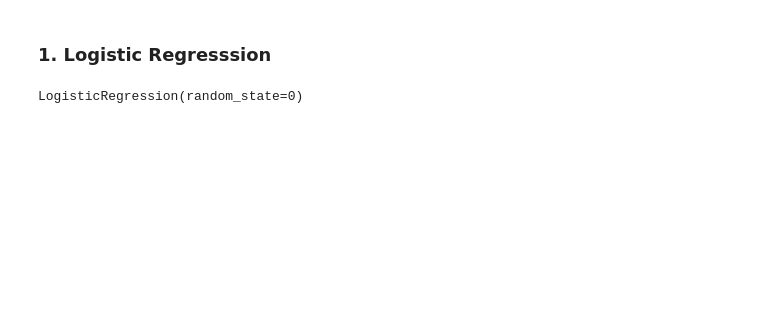
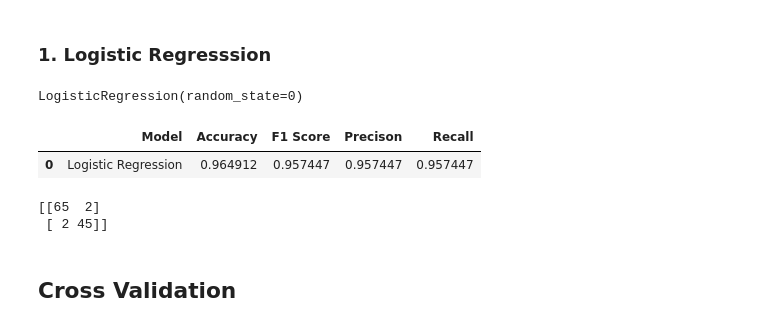
Before and after one commit to hossain-mdismail/MLP1_Breast_Cancer_Detection, a Jupyter notebook: MLP1_Breast_Cancer_Detection.ipynb, the cells around one changed output. Drawn from its saved outputs; the diff is of its cells as text; code cells hidden in the pictures; blank space fills up the shorter version.

```diff
--- a/MLP1_Breast_Cancer_Detection.ipynb
+++ b/MLP1_Breast_Cancer_Detection.ipynb
@@ -357,5 +357,18 @@ acc = accuracy_score(y_test,y_pred)
 f1_sc = f1_score(y_test, y_pred)
 prec = precision_score(y_test, y_pred)
 rec = recall_score(y_test, y_pred)
+# %%
+results = pd.DataFrame([['Logistic Regression',acc,f1_sc,prec,rec]],columns= ['Model','Accuracy','F1 Score','Precison','Recall'])
 # %%
-results = pd.
+results
+# %% [output]
+|  | Model | Accuracy | F1 Score | Precison | Recall |
+| 0 | Logistic Regression | 0.964912 | 0.957447 | 0.957447 | 0.957447 |
+# %%
+cm = confusion_matrix(y_test,y_pred)    # main diagonal values are: TN,TP
+print(cm)
+# %% [output]
+[[65  2]
+ [ 2 45]]
+# %% [markdown]
+## Cross Validation
```
Also changed, not shown: parts of 1 cell of this notebook.
